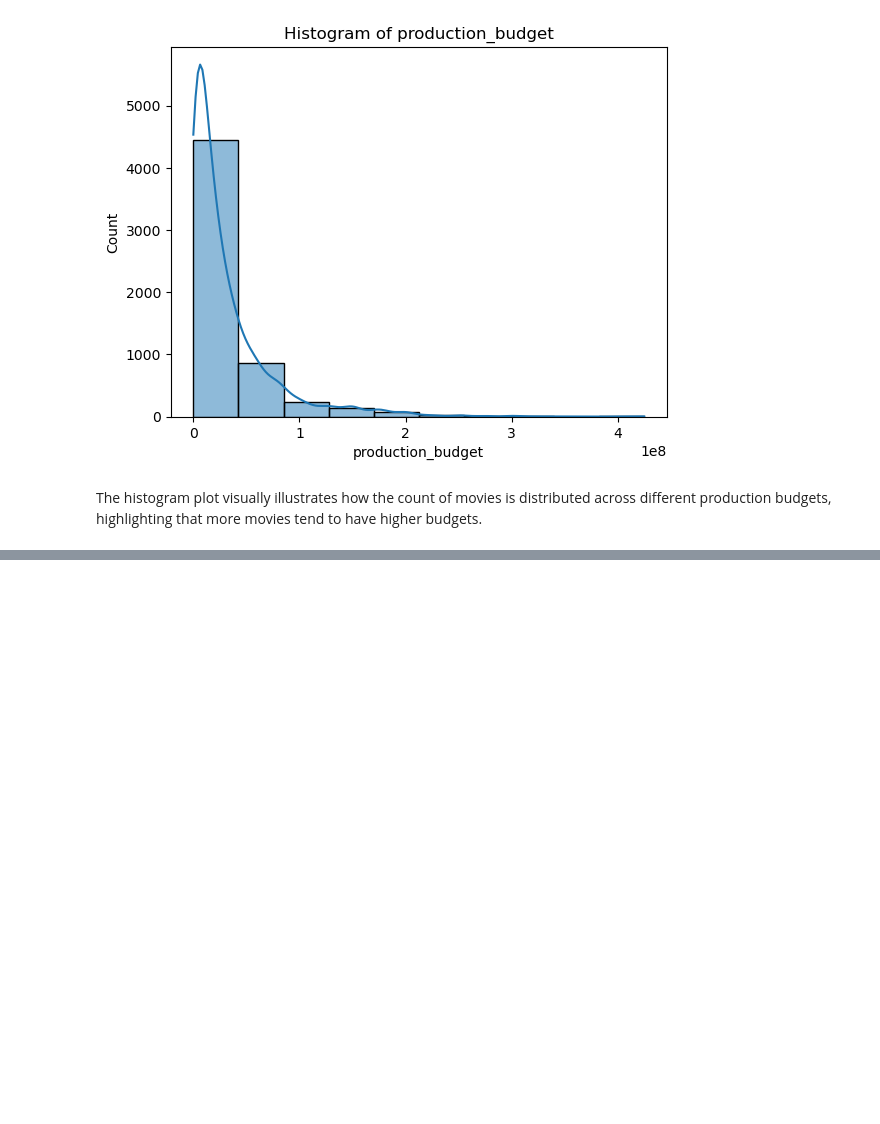
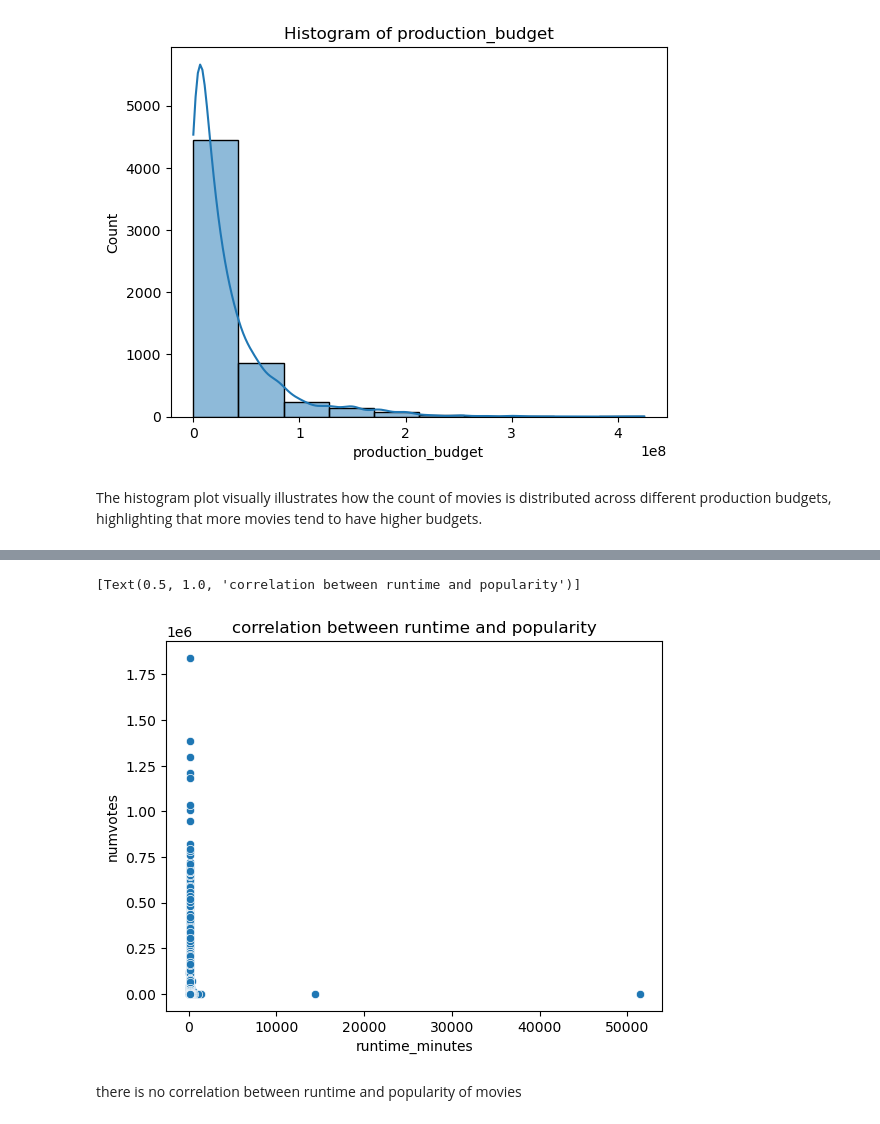
Before and after one commit to Annbellah/dsc-phase-1-project-v2-4, a Jupyter notebook: student.ipynb, the cells around one changed output, grey strips where cells are left out. Cells and saved outputs as stored; diff of their text form; code cells hidden in the pictures; blank space fills up the shorter version.

```diff
--- a/student.ipynb
+++ b/student.ipynb
@@ -308,0 +448,12 @@ plt.show()
+# %%
+# What is the relationship between runtime and popularity
+q =("""
+SELECT mb.runtime_minutes, mr.numvotes
+FROM movie_ratings mr
+JOIN movie_basics mb
+ON mb.movie_id=mr.movie_id
+;
+""")
+
+df3 = pd.read_sql(q, conn)
+df3
@@ -308,0 +474,8 @@ plt.show()
+# %%
+# what is the correlation between runtime and popularity
+sns.scatterplot(x='runtime_minutes', y='numvotes', data=df3).set(title='correlation between runtime and popularity')
+# %% [output]
+[Text(0.5, 1.0, 'correlation between runtime and popularity')]
+[figure, added]
+# %% [markdown]
+there is no correlation between runtime and popularity of movies
```
Also changed, not shown: parts of 19 cells of this notebook.
